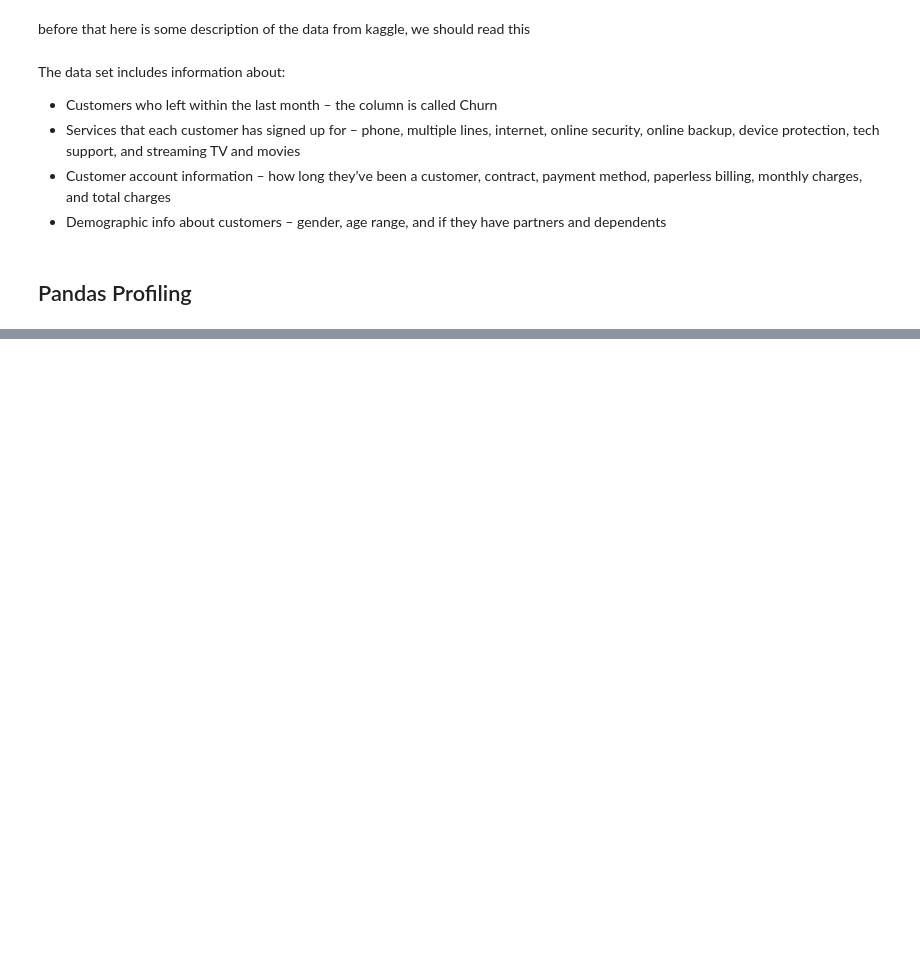
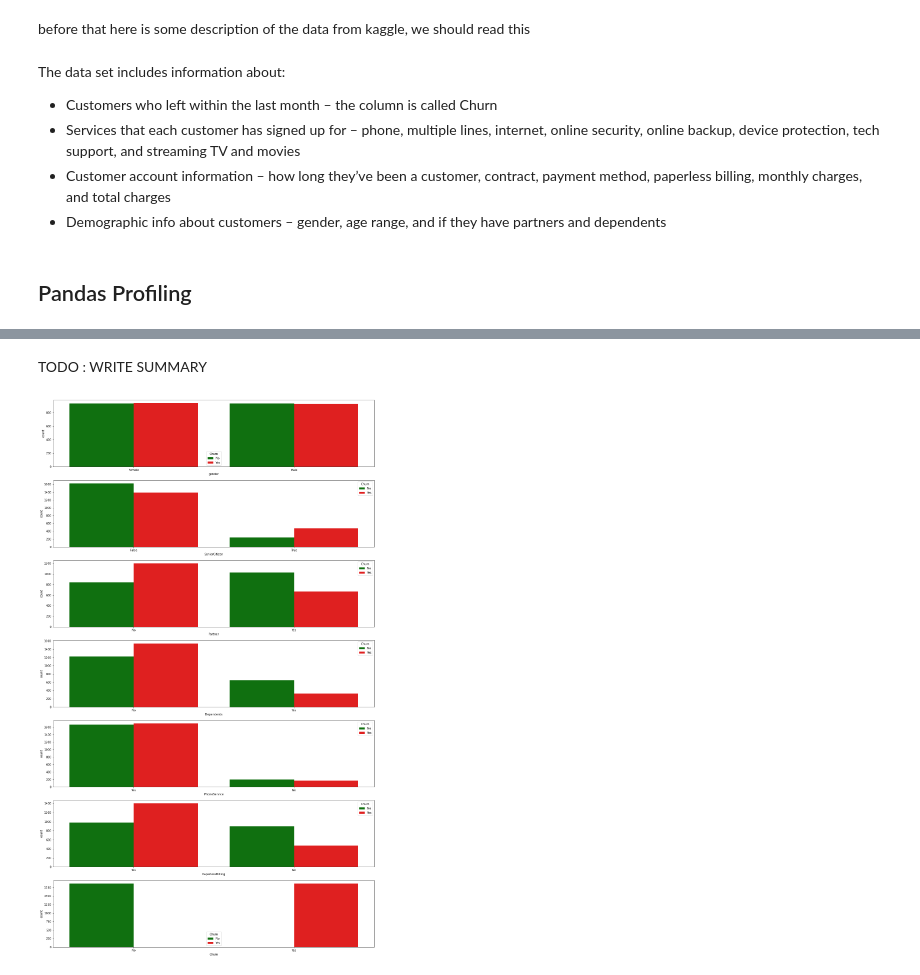
Before and after one commit to sir-hadi/My-AI-ML-DS-Projects, a Jupyter notebook: Telco Customer Churn/Telco_Churn_Prediction.ipynb, the cells around one changed output, grey strips where cells are left out. Saved outputs shown, nothing was run; the diff lists cells and outputs as text; code cells hidden in the pictures; blank space fills up the shorter version.

```diff
--- a/Telco Customer Churn/Telco_Churn_Prediction.ipynb
+++ b/Telco Customer Churn/Telco_Churn_Prediction.ipynb
@@ -101,0 +190,10 @@ profile
+# %% [markdown]
+TODO : WRITE SUMMARY
+# %%
+target_col = bool_col
+fig, axs = plt.subplots(len(target_col),figsize=(20,len(target_col)*5))
+for i in range(len(target_col)):
+  sns.countplot(x=df_a[target_col[i]],hue=df_a['Churn'],palette=["green", "red"],ax=axs[i])
+plt.show()
+# %% [output]
+[figure, added]
```
Also changed, not shown: parts of 68 cells of this notebook.
